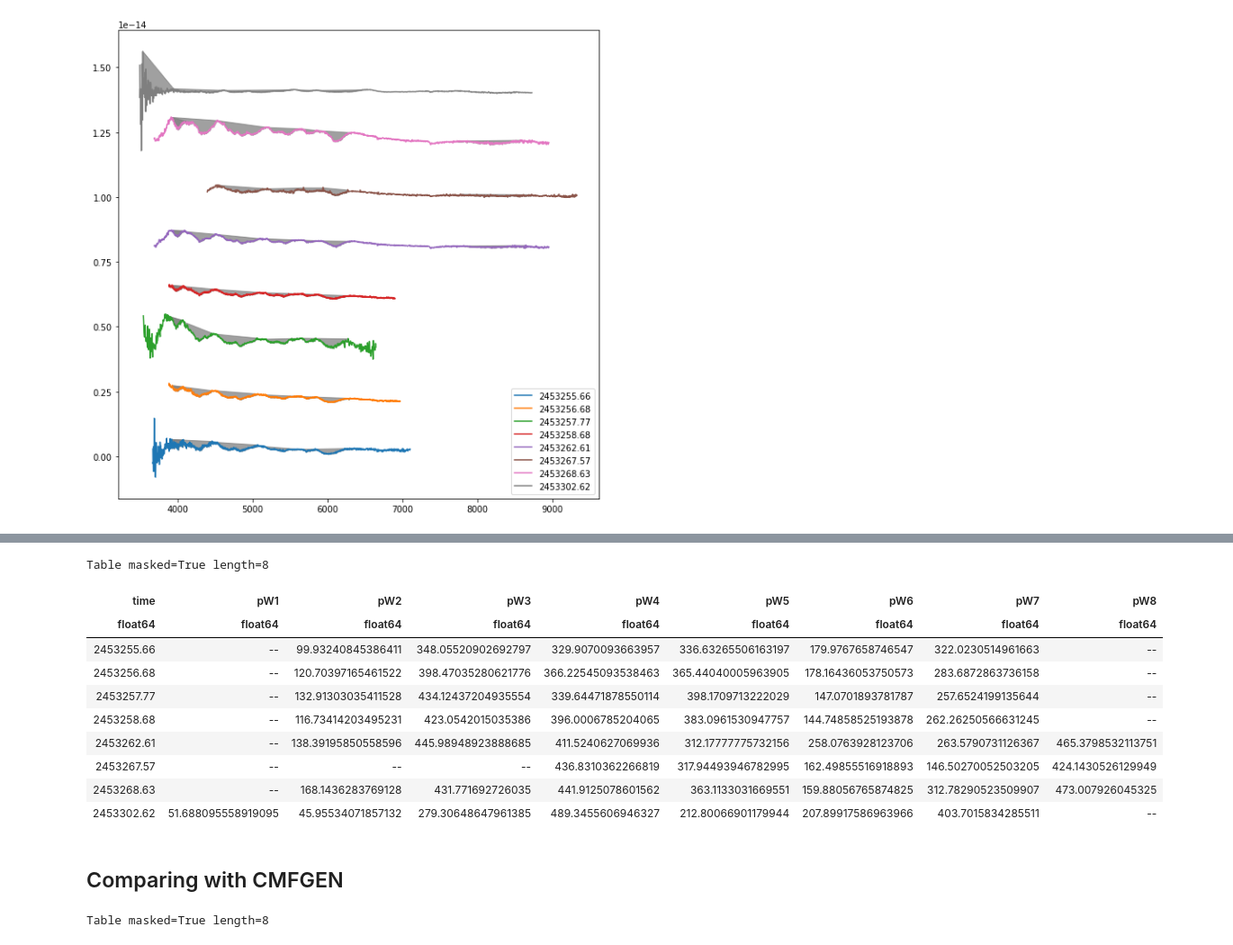
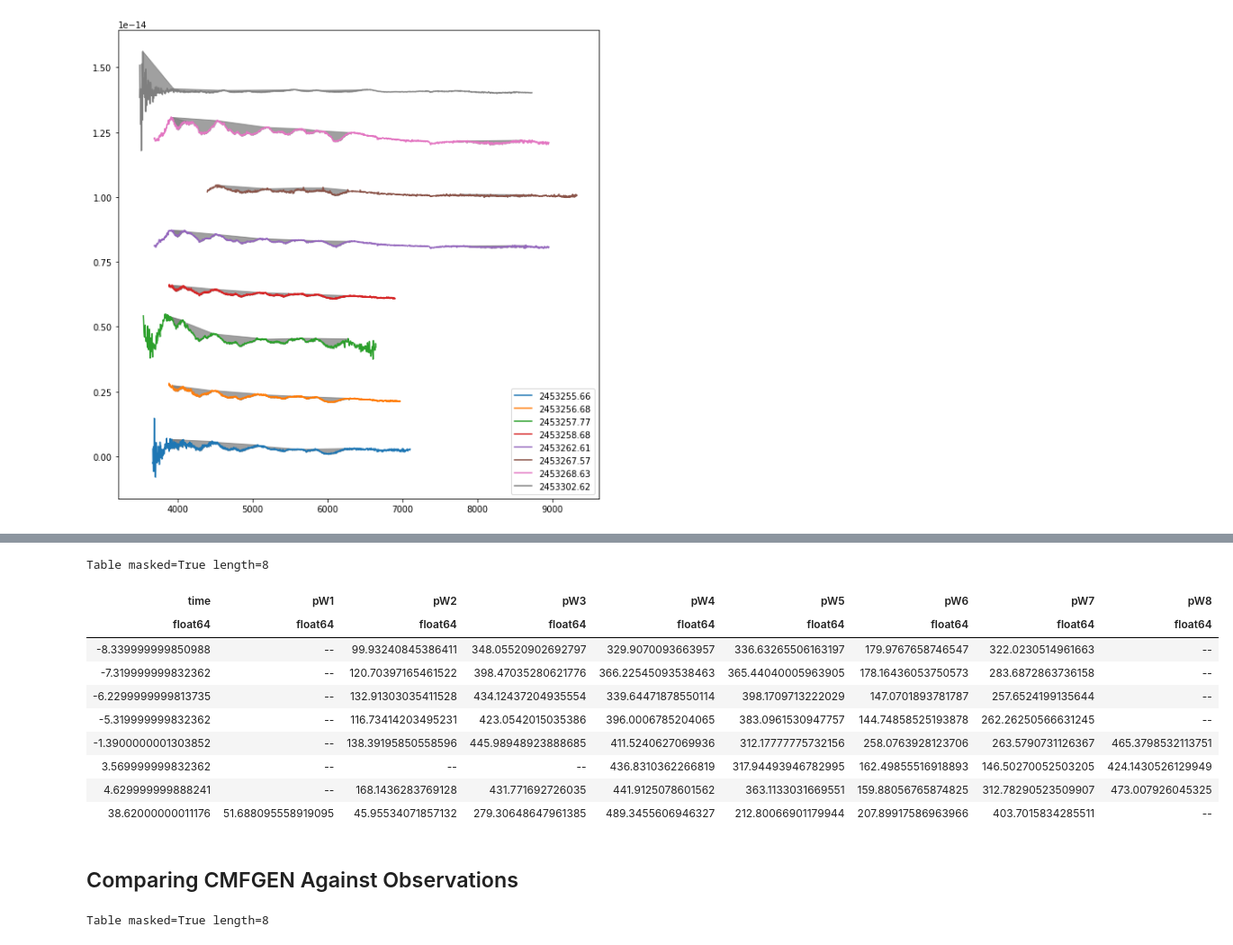
Before and after one commit to mwvgroup/csp-cmfgen, a Jupyter notebook: notebooks/equivalent_width.ipynb, the cells around one changed output, grey strips where cells are left out. Shown: that part at 90% size. Drawn from its saved outputs; the diff is of its cells as text; code cells hidden in the pictures.

Commit message:
Adds EW results table to notebook

```diff
--- a/notebooks/equivalent_width.ipynb
+++ b/notebooks/equivalent_width.ipynb
@@ -137,7 +137,9 @@ We compare our equivilent width results with values published by CSP. The first
 # %%
 csp_ew_table = dr1.load_table(6)
-csp_ew_table.sort('SN')
+summary_table = dr1.load_table(1)
+csp_results = join(csp_ew_table, summary_table['SN', 'T0'], keys='SN')
+csp_results.sort('SN')
 
 print('Table description:', csp_ew_table.meta['description'])
-csp_ew_table[:10]
+csp_results[:10]
 # %% [output]
@@ -157,20 +163,21 @@ Table masked=True length=10
 | BL | 2005W | -- | -- | -- | -- | -- | -- | -- | -- | 83.9 | 0.4 | ... |
 | BL | 2005ag | 119.9 | 17.5 | 11.1 | 1.1 | 103.5 | 11.3 | 133.1 | 6.0 | 92.0 | 11.8 | ... |
 # %%
-t = ew.tabulate_pew(*get_spectra_for_id('2004ef'), ew.feature_table)
-t
+analysis_results = ew.tabulate_pew(*get_spectra_for_id('2004ef'), ew.feature_table)
+analysis_results['time'] -= 2400000 + csp_results['T0'][csp_results['SN'] == '2004ef']
+analysis_results
 # %% [output]
 Table masked=True length=8
 | time | pW1 | pW2 | pW3 | pW4 | pW5 | pW6 | pW7 | pW8 |
 | float64 | float64 | float64 | float64 | float64 | float64 | float64 | float64 | float64 |
-| 2453255.66 | -- | 99.93240845386411 | 348.05520902692797 | 329.9070093663957 | 336.63265506163197 | 179.9767658746547 | 322.0230514961663 | -- |
-| 2453256.68 | -- | 120.70397165461522 | 398.47035280621776 | 366.22545093538463 | 365.44040005963905 | 178.16436053750573 | 283.6872863736158 | -- |
-| 2453257.77 | -- | 132.91303035411528 | 434.12437204935554 | 339.64471878550114 | 398.1709713222029 | 147.0701893781787 | 257.6524199135644 | -- |
-| 2453258.68 | -- | 116.73414203495231 | 423.0542015035386 | 396.0006785204065 | 383.0961530947757 | 144.74858525193878 | 262.26250566631245 | -- |
-| 2453262.61 | -- | 138.39195850558596 | 445.98948923888685 | 411.5240627069936 | 312.17777775732156 | 258.0763928123706 | 263.5790731126367 | 465.3798532113751 |
-| 2453267.57 | -- | -- | -- | 436.8310362266819 | 317.94493946782995 | 162.49855516918893 | 146.50270052503205 | 424.1430526129949 |
-| 2453268.63 | -- | 168.1436283769128 | 431.771692726035 | 441.9125078601562 | 363.1133031669551 | 159.88056765874825 | 312.78290523509907 | 473.007926045325 |
-| 2453302.62 | 51.688095558919095 | 45.95534071857132 | 279.30648647961385 | 489.3455606946327 | 212.80066901179944 | 207.89917586963966 | 403.7015834285511 | -- |
+| -8.339999999850988 | -- | 99.93240845386411 | 348.05520902692797 | 329.9070093663957 | 336.63265506163197 | 179.9767658746547 | 322.0230514961663 | -- |
+| -7.319999999832362 | -- | 120.70397165461522 | 398.47035280621776 | 366.22545093538463 | 365.44040005963905 | 178.16436053750573 | 283.6872863736158 | -- |
+| -6.2299999999813735 | -- | 132.91303035411528 | 434.12437204935554 | 339.64471878550114 | 398.1709713222029 | 147.0701893781787 | 257.6524199135644 | -- |
+| -5.319999999832362 | -- | 116.73414203495231 | 423.0542015035386 | 396.0006785204065 | 383.0961530947757 | 144.74858525193878 | 262.26250566631245 | -- |
+| -1.3900000001303852 | -- | 138.39195850558596 | 445.98948923888685 | 411.5240627069936 | 312.17777775732156 | 258.0763928123706 | 263.5790731126367 | 465.3798532113751 |
+| 3.569999999832362 | -- | -- | -- | 436.8310362266819 | 317.94493946782995 | 162.49855516918893 | 146.50270052503205 | 424.1430526129949 |
+| 4.629999999888241 | -- | 168.1436283769128 | 431.771692726035 | 441.9125078601562 | 363.1133031669551 | 159.88056765874825 | 312.78290523509907 | 473.007926045325 |
+| 38.62000000011176 | 51.688095558919095 | 45.95534071857132 | 279.30648647961385 | 489.3455606946327 | 212.80066901179944 | 207.89917586963966 | 403.7015834285511 | -- |
 # %% [markdown]
-## Comparing with CMFGEN
+## Comparing CMFGEN Against Observations
 # %%
```
Also changed, not shown: parts of 4 cells of this notebook.
